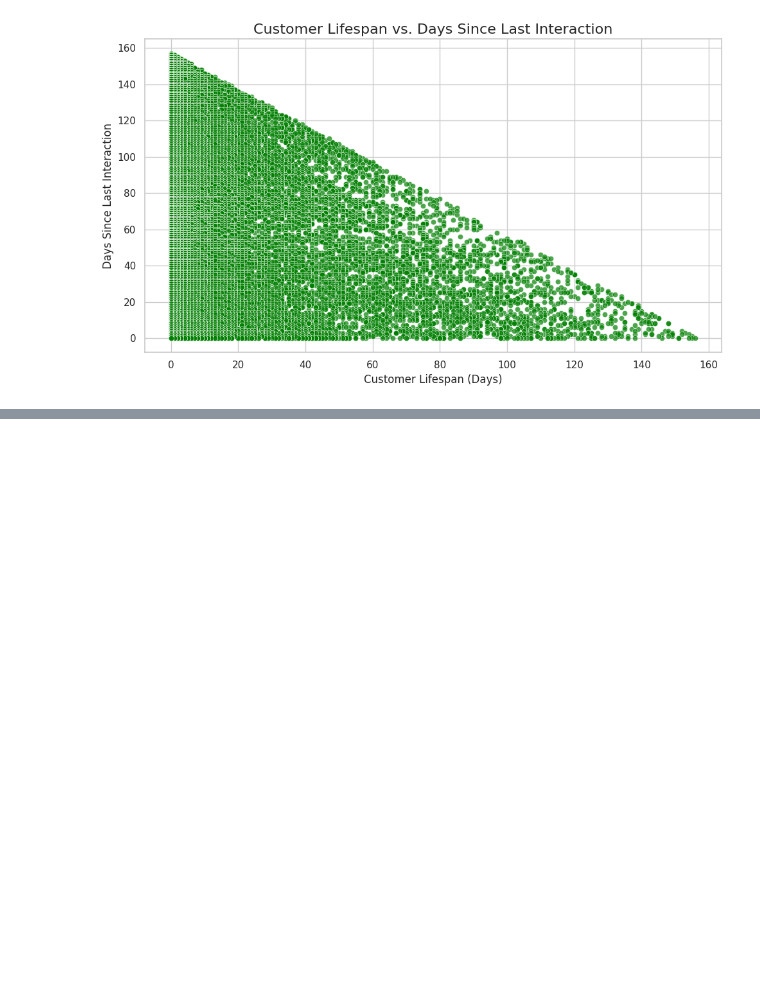
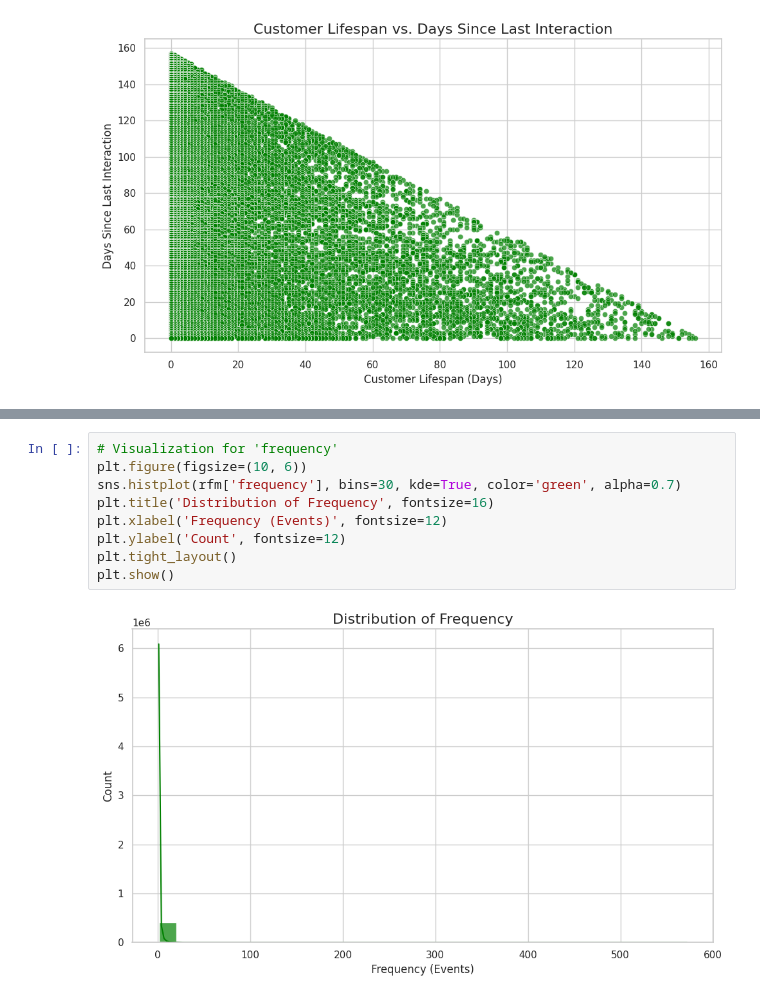
Before and after one commit to SSM11011/Predicting-User-Churn-for-an-E-commerce-Platform, a Jupyter notebook: EDA.ipynb, the cells around one changed output, grey strips where cells are left out. Saved outputs shown, nothing was run; the diff lists cells and outputs as text; blank space fills up the shorter version.

```diff
--- a/EDA.ipynb
+++ b/EDA.ipynb
@@ -184,0 +238,11 @@ plt.show()
+# %%
+# Visualization for 'frequency'
+plt.figure(figsize=(10, 6))
+sns.histplot(rfm['frequency'], bins=30, kde=True, color='green', alpha=0.7)
+plt.title('Distribution of Frequency', fontsize=16)
+plt.xlabel('Frequency (Events)', fontsize=12)
+plt.ylabel('Count', fontsize=12)
+plt.tight_layout()
+plt.show()
+# %% [output]
+[figure, added]
```
Also changed, not shown: parts of 4 cells of this notebook.
